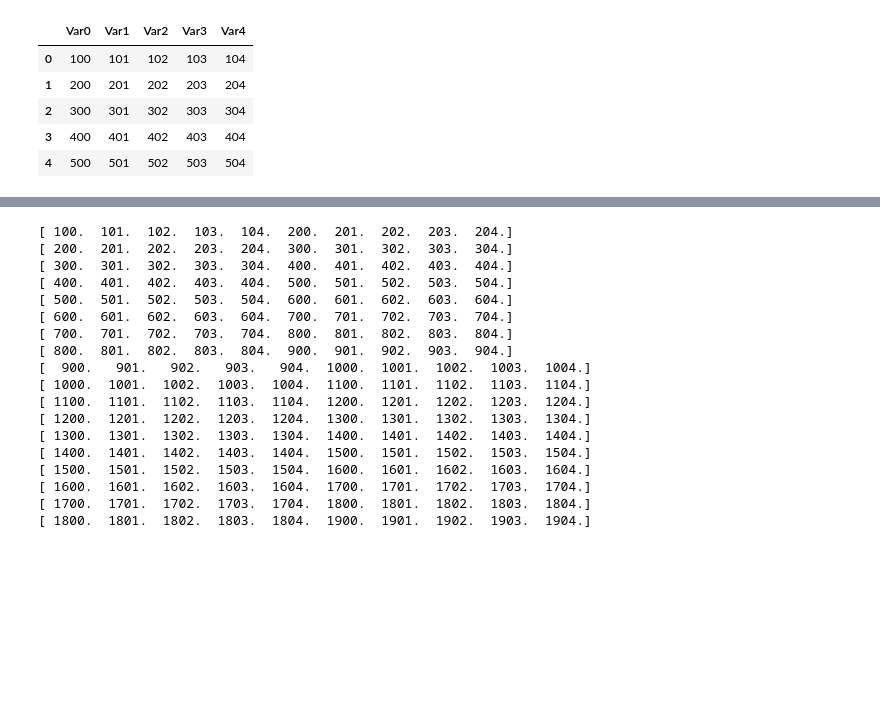
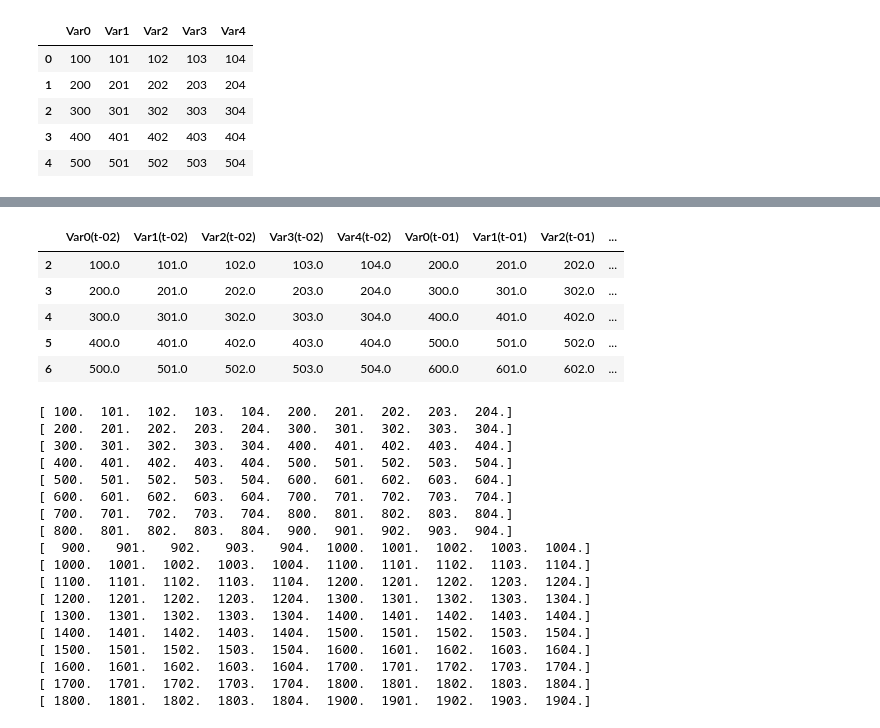
Before and after one commit to ChuckHend/ts-engine, a Jupyter notebook: src/main_nb.ipynb, the cells around one changed output, grey strips where cells are left out. Saved outputs shown, nothing was run; the diff lists cells and outputs as text; code cells hidden in the pictures; blank space fills up the shorter version.

```diff
--- a/src/main_nb.ipynb
+++ b/src/main_nb.ipynb
@@ -167,8 +181,16 @@ starting Series to supverised conversion...
 # %%
 test_frame=ps.frame_targets(df,
                           features=features_test,
                           n_out=n_out,
                           target=tgt_tst)
+test_frame.head()
+# %% [output]
+|  | Var0(t-02) | Var1(t-02) | Var2(t-02) | Var3(t-02) | Var4(t-02) | Var0(t-01) | Var1(t-01) | Var2(t-01) | ... |
+| 2 | 100.0 | 101.0 | 102.0 | 103.0 | 104.0 | 200.0 | 201.0 | 202.0 | ... |
+| 3 | 200.0 | 201.0 | 202.0 | 203.0 | 204.0 | 300.0 | 301.0 | 302.0 | ... |
+| 4 | 300.0 | 301.0 | 302.0 | 303.0 | 304.0 | 400.0 | 401.0 | 402.0 | ... |
+| 5 | 400.0 | 401.0 | 402.0 | 403.0 | 404.0 | 500.0 | 501.0 | 502.0 | ... |
+| 6 | 500.0 | 501.0 | 502.0 | 503.0 | 504.0 | 600.0 | 601.0 | 602.0 | ... |
 # %%
 X = test_frame.values[:, :-n_out]
 # %%
```
Also changed, not shown: parts of 13 cells of this notebook, 2 other files.
